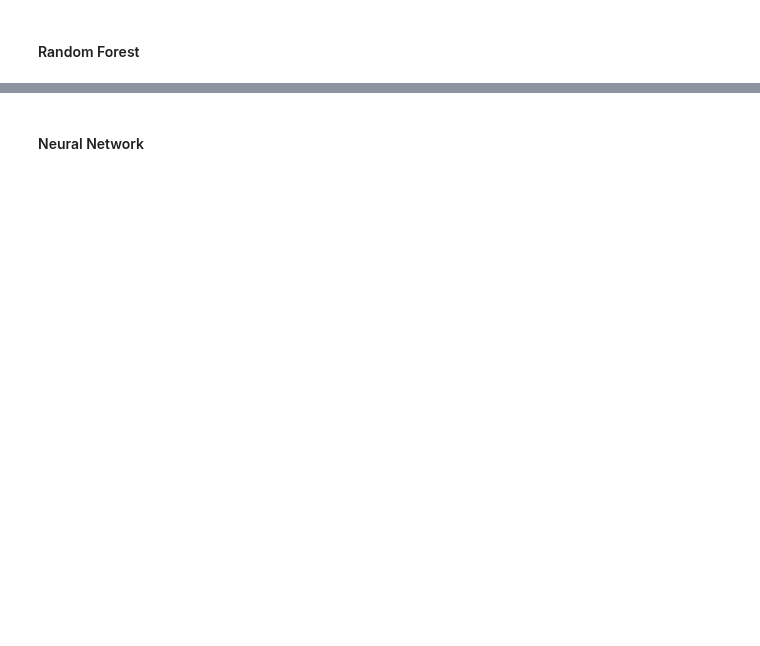
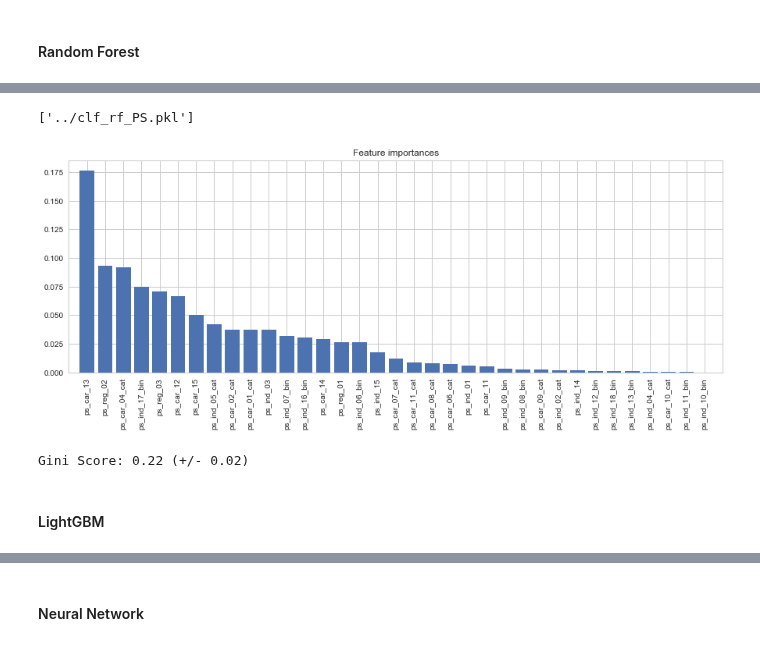
Before and after one commit to paulaceccon/ml-playground, a Jupyter notebook: Kernels/PortoSeguro.ipynb, the cells around one changed output, grey strips where cells are left out. Cells and saved outputs as stored; diff of their text form; code cells hidden in the pictures; blank space fills up the shorter version.

```diff
--- a/Kernels/PortoSeguro.ipynb
+++ b/Kernels/PortoSeguro.ipynb
@@ -261,20 +267,19 @@ from sklearn.ensemble import RandomForestClassifier
 clf_rf_params = {
     'n_estimators':       [900, 1000, 1100],
     'criterion':          ['gini', 'entropy'],
-    'max_depth':          [3],
-    'min_samples_split':  [7,],
-    'min_samples_leaf':   [17],
-    'max_features':       ['auto', 'sqrt', 'log2'],
-    'bootstrap':          [True, False]
+#     'max_depth':          [3],
+#     'min_samples_split':  [7],
+#     'min_samples_leaf':   [17],
+#     'max_features':       ['auto', 'sqrt', 'log2'],
+#     'bootstrap':          [True, False]
 }
-# min_samples_leaf = 10,min_samples_split=15
 # %%
-clf_rf = RandomForestClassifier(random_state=0)
-grid = GridSearchCV(clf_rf, clf_rf_params, scoring=gini_sklearn, cv=3, verbose=1, n_jobs=-1)
+clf_rf = RandomForestClassifier(random_state=0, class_weight='balanced')
+grid = GridSearchCV(clf_rf, clf_rf_params, scoring=gini_sklearn, cv=3, verbose=1)
 grid.fit(X_sample, y_sample)
 
 print (grid.best_params_)
 print (grid.best_score_)
 
-clf = grid.best_estimator_
+clf_rf = grid.best_estimator_
 # %% [output]
@@ -285,0 +288,16 @@ Fitting 3 folds for each of 36 candidates, totalling 108 fits
+# %%
+clf_rf.fit(X_train, y_train)
+joblib.dump(clf, '../clf_rf_PS.pkl')
+# %% [output]
+['../clf_rf_PS.pkl']
+# %%
+clf_rf = joblib.load('../clf_rf_PS.pkl')
+# %%
+plot_importances(clf_rf, X_train.columns.values)
+# %% [output]
+[figure, added]
+# %%
+scores = cross_val_score(clf_rf, X_test, y_test, scoring=gini_sklearn, cv=3)
+print("Gini Score: %0.2f (+/- %0.2f)" % (scores.mean(), scores.std() * 2))
+# %% [output]
+Gini Score: 0.22 (+/- 0.02)
@@ -285,0 +309,2 @@ Fitting 3 folds for each of 36 candidates, totalling 108 fits
+# %% [markdown]
+#### LightGBM
```
Also changed, not shown: parts of 31 cells of this notebook, 6 other files.
